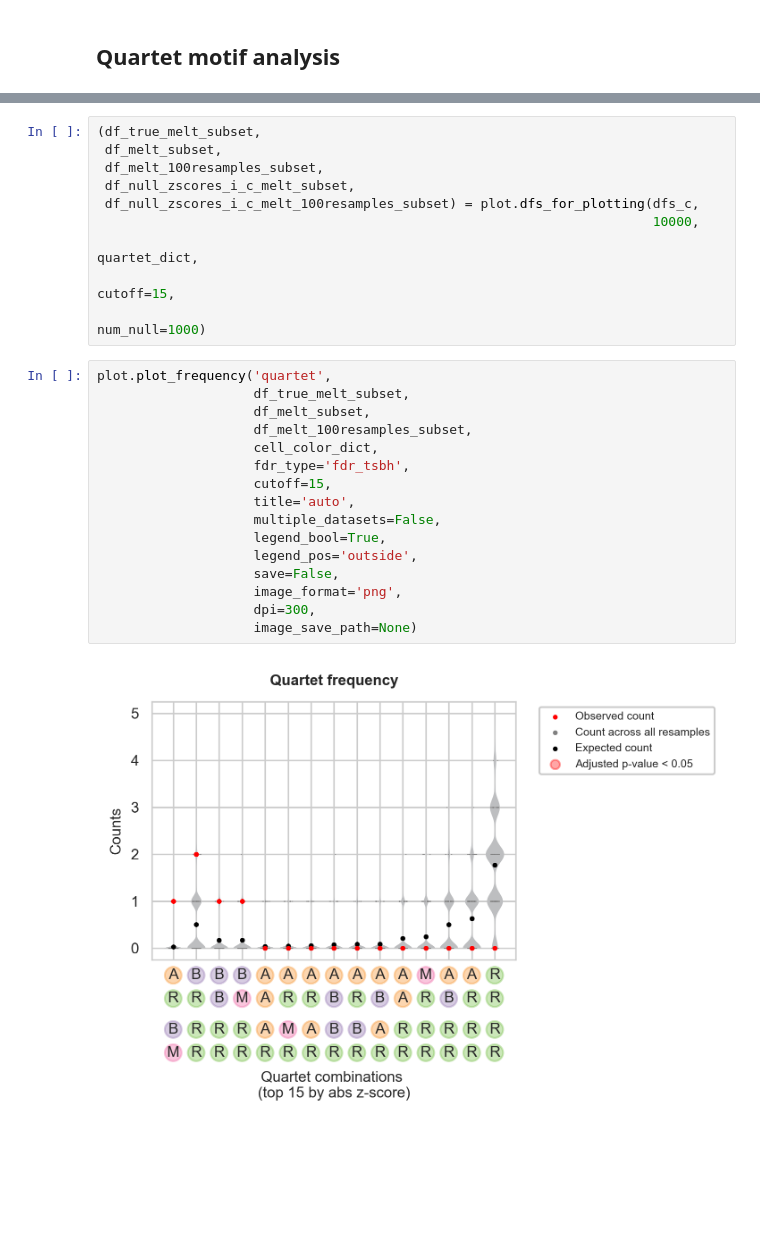
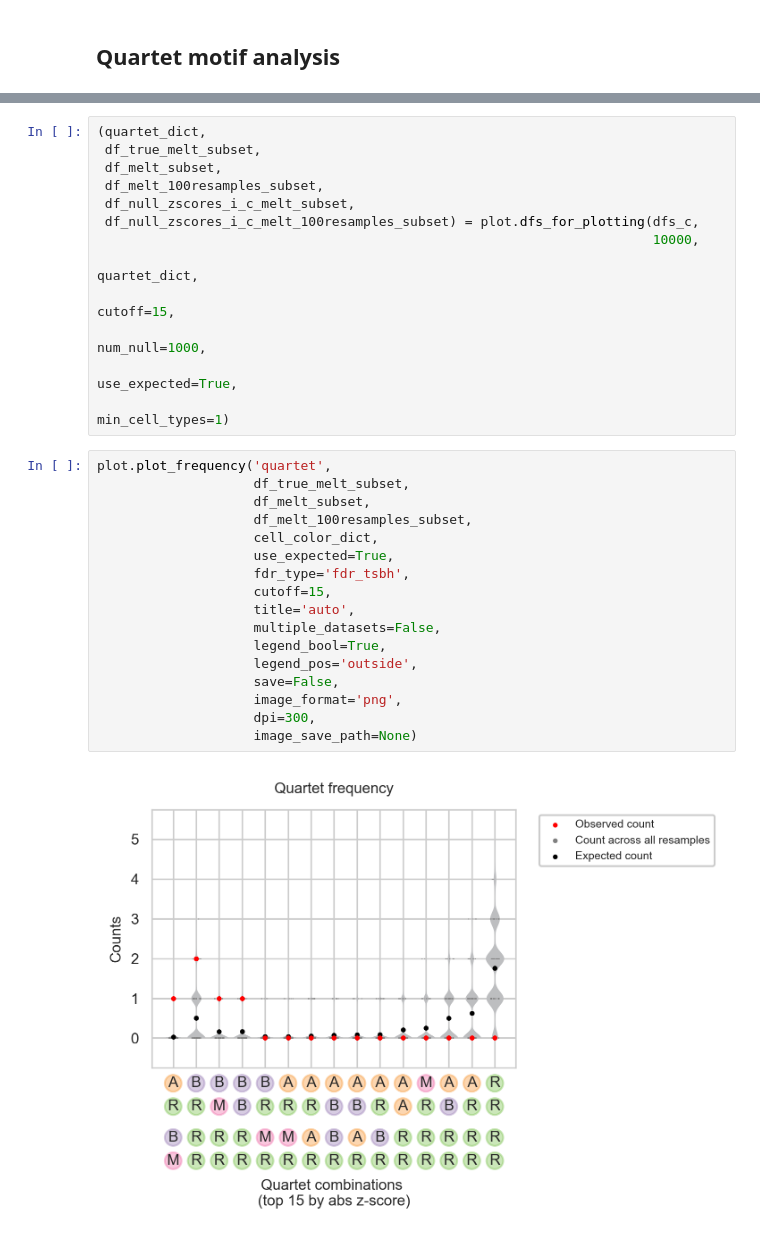
Before and after one commit to labowitz/linmo, a Jupyter notebook: docs/rat_retina.ipynb, the cells around one changed output, grey strips where cells are left out. Drawn from its saved outputs; the diff is of its cells as text; blank space fills up the shorter version.

```diff
--- a/docs/rat_retina.ipynb
+++ b/docs/rat_retina.ipynb
@@ -257,6 +266,7 @@ plot.plot_deviation('triplet',
                                            )
 # %%
-(df_true_melt_subset,
+(quartet_dict,
+ df_true_melt_subset,
  df_melt_subset,
  df_melt_100resamples_subset,
  df_null_zscores_i_c_melt_subset,
@@ -264,25 +274,28 @@ plot.plot_deviation('triplet',
                                                                        10000,
                                                                        quartet_dict,
                                                                        cutoff=15,
-                                                                       num_null=1000)
+                                                                       num_null=1000,
+                                                                       use_expected=True,
+                                                                       min_cell_types=1)
 # %%
 plot.plot_frequency('quartet',
                     df_true_melt_subset,
                     df_melt_subset,
                     df_melt_100resamples_subset,
                     cell_color_dict,
+                    use_expected=True,
                     fdr_type='fdr_tsbh',
                     cutoff=15,
                     title='auto',
                     multiple_datasets=False,
                     legend_bool=True,
                     legend_pos='outside',
                     save=False,
                     image_format='png',
                     dpi=300,
                     image_save_path=None)
 # %% [output]
-[figure, old version]
+[figure, new version]
 # %%
 plot.plot_deviation('quartet',
                     df_true_melt_subset,
```
Also changed, not shown: parts of 17 cells of this notebook, 6 other files.
